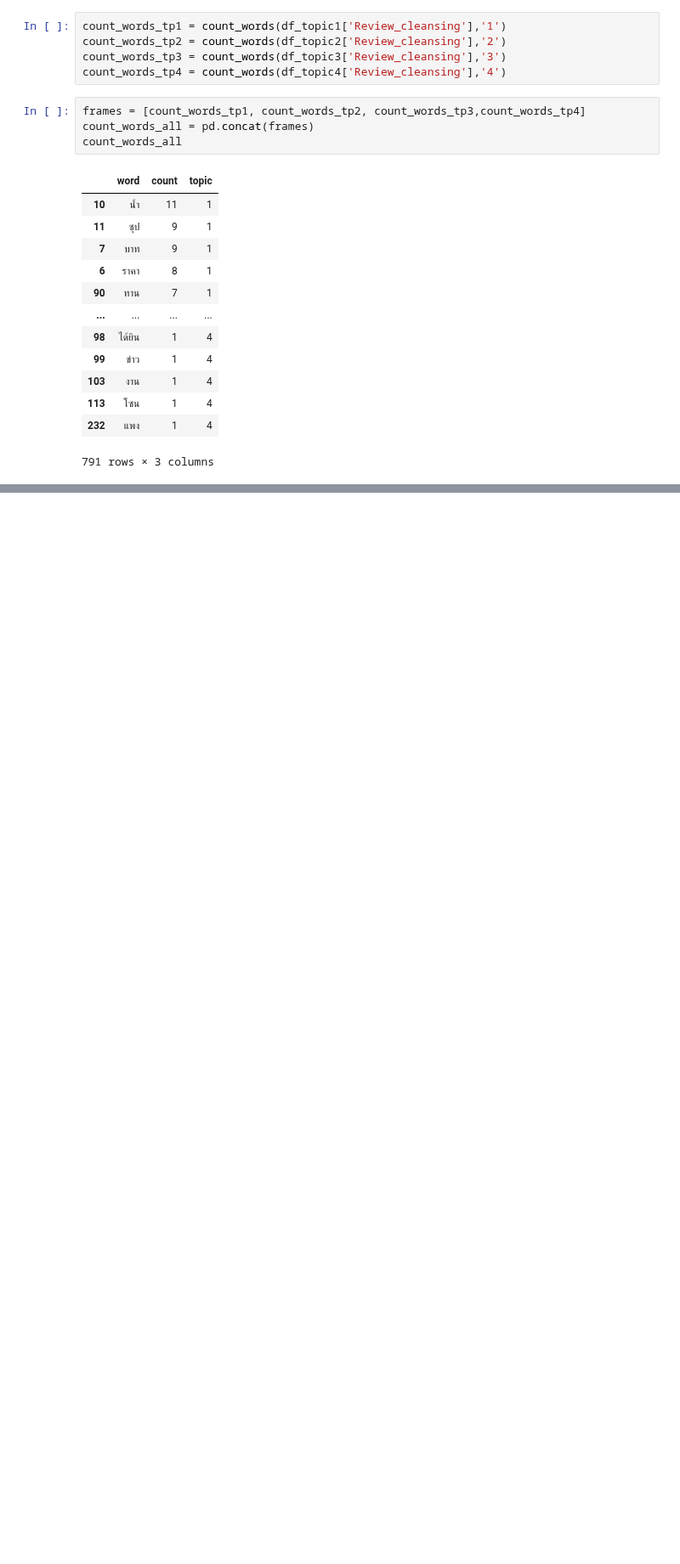
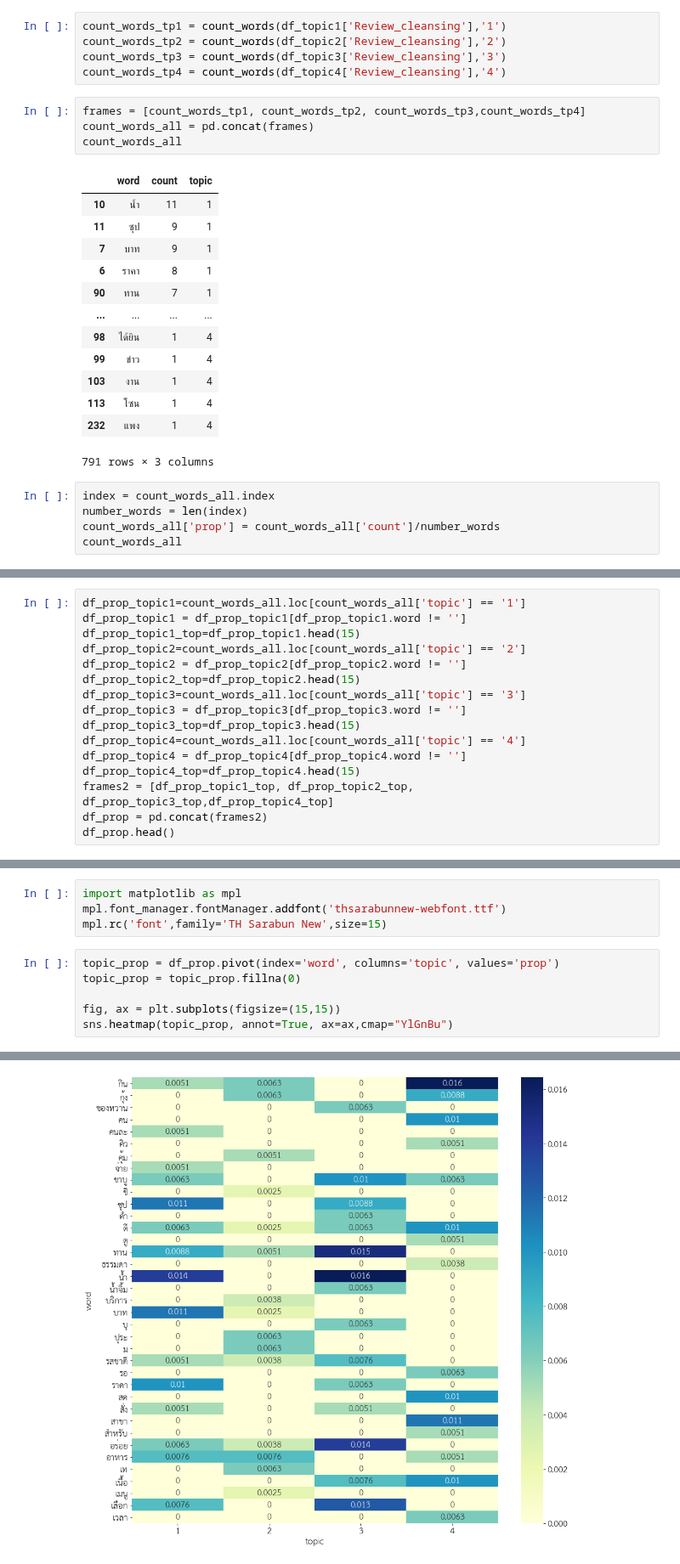
Before and after one commit to PisutSukpool/CRM-Analytics, a Jupyter notebook: Homework 11/Wongnai Review Analysis.ipynb, the cells around one changed output, grey strips where cells are left out. Shown at 85% size. Drawn from its saved outputs; the diff is of its cells as text; blank space fills up the shorter version.

```diff
--- a/Homework 11/Wongnai Review Analysis.ipynb
+++ b/Homework 11/Wongnai Review Analysis.ipynb
@@ -298,3 +300,8 @@ count_words_all
 | 113 | โซน | 1 | 4 |
 | 232 | แพง | 1 | 4 |
 791 rows × 3 columns
+# %%
+index = count_words_all.index
+number_words = len(index)
+count_words_all['prop'] = count_words_all['count']/number_words
+count_words_all
@@ -300,0 +322,16 @@ count_words_all
+# %%
+df_prop_topic1=count_words_all.loc[count_words_all['topic'] == '1']
+df_prop_topic1 = df_prop_topic1[df_prop_topic1.word != '']
+df_prop_topic1_top=df_prop_topic1.head(15)
+df_prop_topic2=count_words_all.loc[count_words_all['topic'] == '2']
+df_prop_topic2 = df_prop_topic2[df_prop_topic2.word != '']
+df_prop_topic2_top=df_prop_topic2.head(15)
+df_prop_topic3=count_words_all.loc[count_words_all['topic'] == '3']
+df_prop_topic3 = df_prop_topic3[df_prop_topic3.word != '']
+df_prop_topic3_top=df_prop_topic3.head(15)
+df_prop_topic4=count_words_all.loc[count_words_all['topic'] == '4']
+df_prop_topic4 = df_prop_topic4[df_prop_topic4.word != '']
+df_prop_topic4_top=df_prop_topic4.head(15)
+frames2 = [df_prop_topic1_top, df_prop_topic2_top, df_prop_topic3_top,df_prop_topic4_top]
+df_prop = pd.concat(frames2)
+df_prop.head()
@@ -300,0 +347,11 @@ count_words_all
+# %%
+import matplotlib as mpl
+mpl.font_manager.fontManager.addfont('thsarabunnew-webfont.ttf')
+mpl.rc('font',family='TH Sarabun New',size=15)
+# %%
+topic_prop = df_prop.pivot(index='word', columns='topic', values='prop')
+topic_prop = topic_prop.fillna(0)
+
+fig, ax = plt.subplots(figsize=(15,15))
+sns.heatmap(topic_prop, annot=True, ax=ax,cmap="YlGnBu")
+# %% [output]
@@ -300,0 +359 @@ count_words_all
+[figure, added]
```
Also changed, not shown: parts of 9 cells of this notebook.
